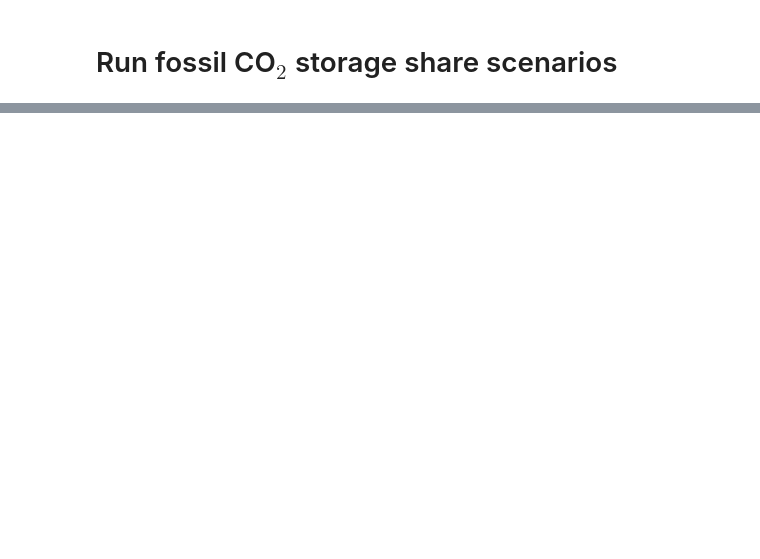
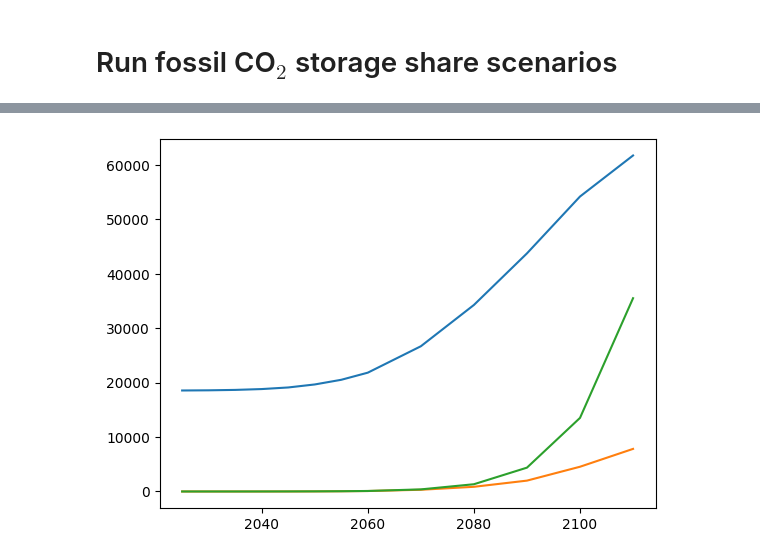
Before and after one commit to ywpratama/message_ix, a Jupyter notebook: tutorial/dac_scenarios/SSPs/[SSP_dev] Single Runner Script - All SSPs - All Scenarios.ipynb, the cells around one changed output, grey strips where cells are left out. Drawn from its saved outputs; the diff is of its cells as text; code cells hidden in the pictures; blank space fills up the shorter version.

```diff
--- a/tutorial/dac_scenarios/SSPs/[SSP_dev] Single Runner Script - All SSPs - All Scenarios.ipynb
+++ b/tutorial/dac_scenarios/SSPs/[SSP_dev] Single Runner Script - All SSPs - All Scenarios.ipynb
@@ -659,0 +690,17 @@ stor scenario: SSP1 fco2storshare5
+# %%
+# CONNECT TO DATABASE
+mp = ixmp.Platform()
+
+ssp = "SSP1"
+key = "fco2storshare5"
+scen2check = message_ix.Scenario(mp, model=f"SSP_dev_{ssp}_v0.1_dac", scenario=f"1000f_v0.13_dac-co2split_mpen3_{key}")
+# %%
+act = (scen2check.var("ACT", {"technology":"co2_storcumulative","node_loc":"R12_AFR"})
+       .set_index(["node_loc", "technology","year_vtg","year_act","mode"])
+       .groupby(level=[3,4]).sum()["lvl"].swaplevel(0,1).unstack()
+      )
+
+plt.plot(act.transpose())
+plt.show()
+# %% [output]
+[figure, added]
```
Also changed, not shown: parts of 7 cells of this notebook, 4 other files.
